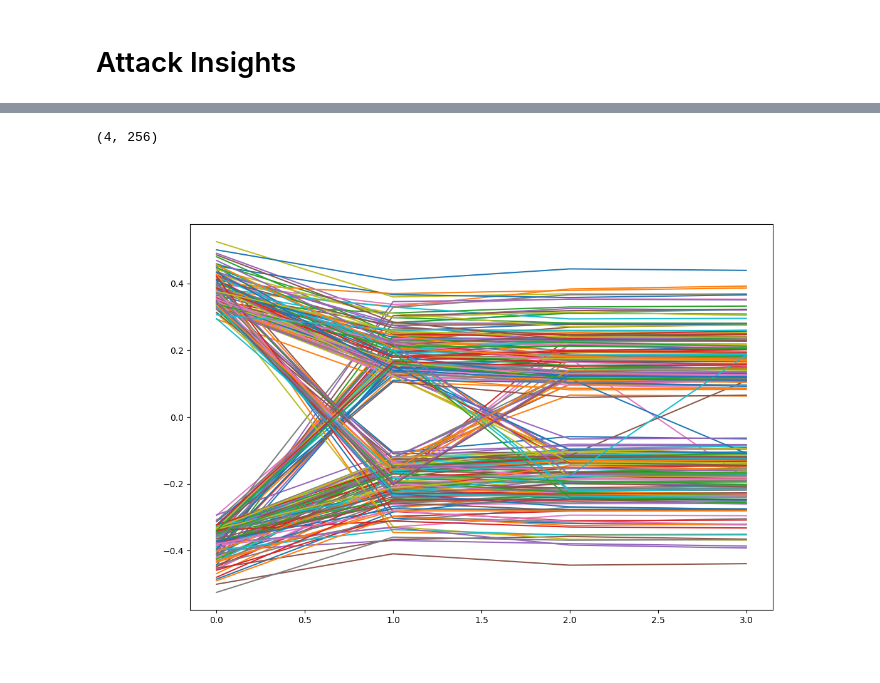
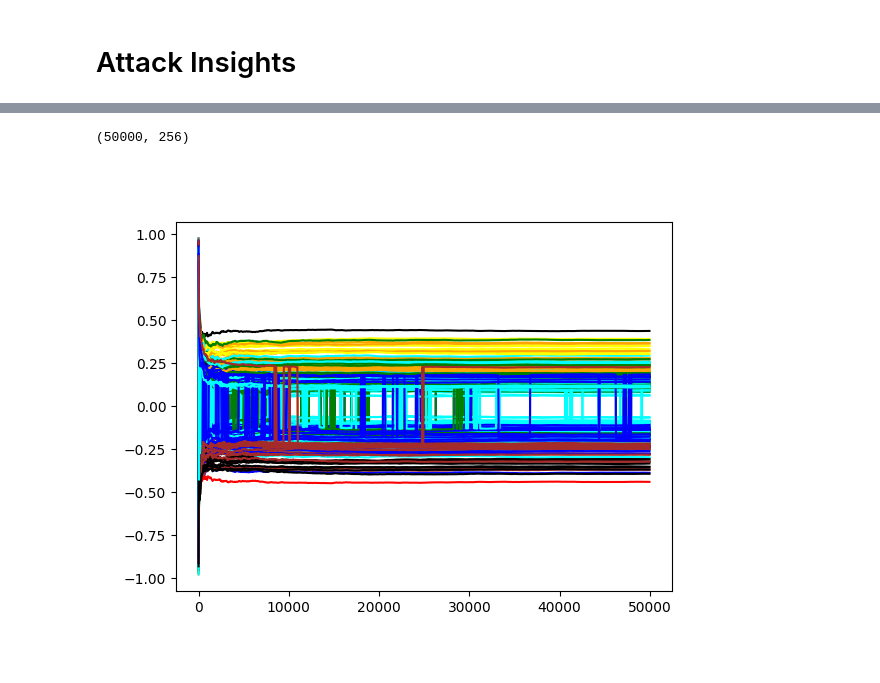
Before and after one commit to Makowe/impl-attck, a Jupyter notebook: simon/simon_64_128_real.ipynb, the cells around one changed output, grey strips where cells are left out. Saved outputs shown, nothing was run; the diff lists cells and outputs as text; code cells hidden in the pictures.

```diff
--- a/simon/simon_64_128_real.ipynb
+++ b/simon/simon_64_128_real.ipynb
@@ -195,14 +182,46 @@ Find correlations for 256 hypotheses.
-# %%
-res = np.array(res_all)
-
-print(res.shape)
-
-plt.figure(figsize=(12, 8))
-
-for i in range(res.shape[1]):
-    plt.plot(res[:, i])
-
-plt.show()
-# %% [output]
-(4, 256)
-[figure, removed]
+# %%
+%matplotlib widget
+key = np.array([0x8dcc04b1, 0xad004534, 0x8afa7151, 0xf173d6d7], dtype=np.uint32)
+
+guessed_keys = np.zeros((256,4), dtype=np.uint32)
+guessed_keys[:, 3] = np.arange(256)
+
+expected_hws = simon_64_128_simulation.get_hws_for_guessed_keys(
+        all_measurements.plaintext,
+        guessed_keys,
+        0,
+        np.uint32(0xFF)
+)
+print(expected_hws.shape)
+
+
+corrs = correlations.Corr((256,TOTAL_VALS_PER_MEASUREMENT))
+
+di = 50
+best_corrs_over_num_measurements = np.zeros((256,TOTAL_NUM_MEASUREMENTS//di), dtype=np.float64)
+
+n = 10
+for i in range(0,50000, n):
+    corrs.update(expected_hws[i:i+n,:], all_measurements.power[i:i+n,:])
+    if i % di == 0:
+        idx = i // di
+        best_corrs_over_num_measurements[:, idx] = corrs.max(axis=1)
+# %% [output]
+(50000, 256)
+# %%
+%matplotlib widget
+
+plt.figure()
+x = np.arange(0, TOTAL_NUM_MEASUREMENTS, step=di)
+
+colors = ["red", "black", "brown", "blue", "cyan", "green", "orange", "yellow", "black"]
+correct_byte = int(key[3] & 0xFF)
+
+for i in range(256):
+    color_idx = int.bit_count(i ^ correct_byte)
+    color = colors[color_idx]
+    plt.plot(x, best_corrs_over_num_measurements[i], color=color)
+
+plt.show()
+# %% [output]
+[figure, added]
```
Also changed, not shown: parts of 8 cells of this notebook, 2 other files.
